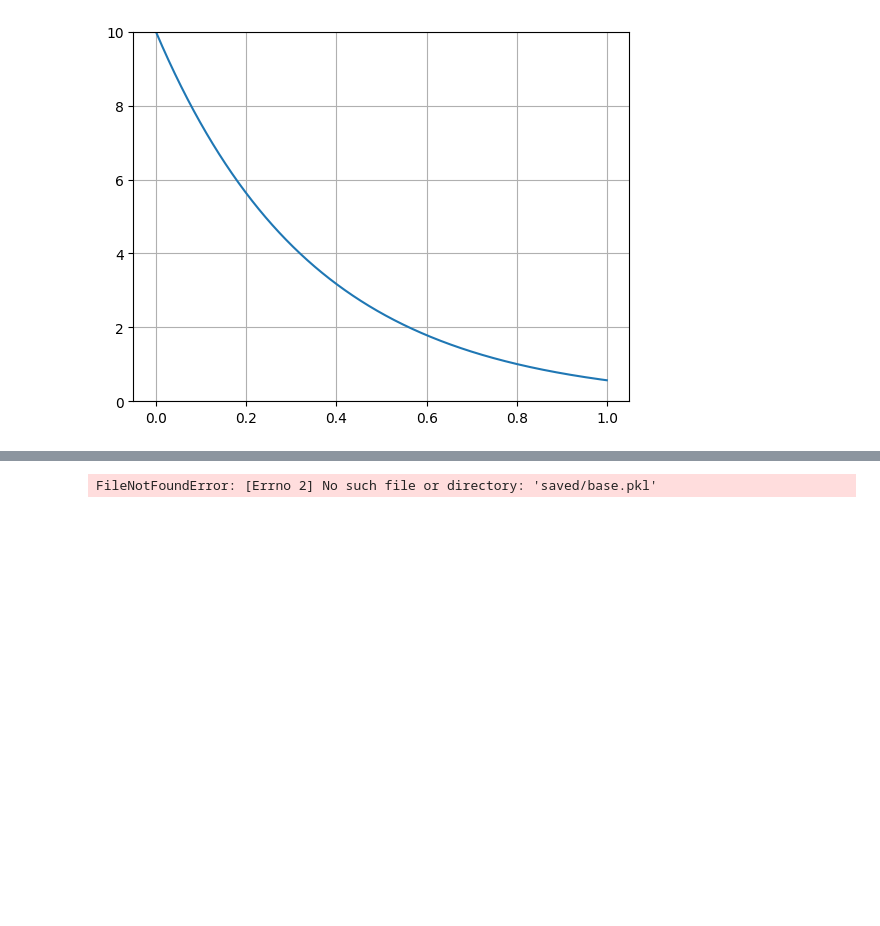
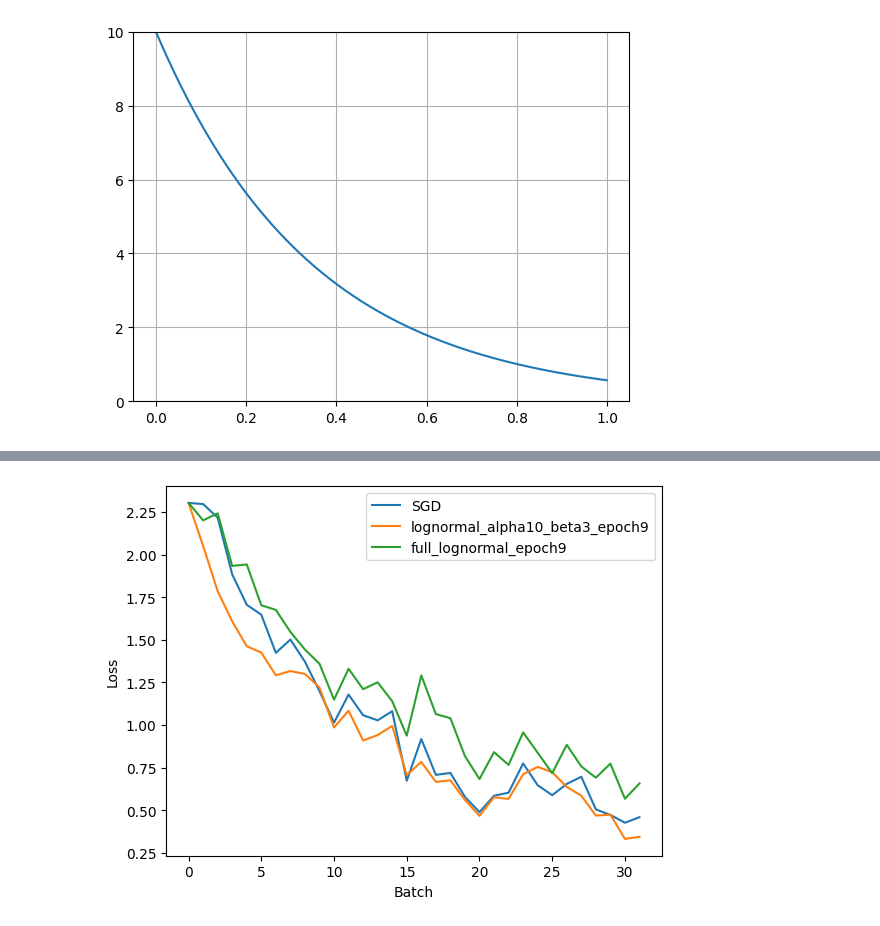
Before and after one commit to danyoungday/jaynes-alexnet, a Jupyter notebook: experiment.ipynb, the cells around one changed output, grey strips where cells are left out. Cells and saved outputs as stored; diff of their text form; code cells hidden in the pictures; blank space fills up the shorter version.

Commit message:
Added graphs and nicer readme

```diff
--- a/experiment.ipynb
+++ b/experiment.ipynb
@@ -249,7 +249,7 @@ def train_model(train_ds, valid_ds, test_ds, lognormal_params=None, epochs=10, b
     if lognormal_params:
         print("Optimizing with lognormal params")
         # Set up parameters by layer
-        to_lognormal = [0, 0, 0, 0, 0, 1, 1, 1]
+        to_lognormal = [1, 1, 1, 1, 1, 1, 1, 1]
         optim_params = [{'params': model.params[f"layer{l}"].parameters(),
                         'popts': lognormal_params[l]['popts'] if to_lognormal[l] else None,
                         'alpha': lognormal_params[l]['alpha'] if to_lognormal[l] else None,
@@ -361,14 +361,14 @@ alexnet_hyperparams = {"lr": 1e-2, "momentum": 0.9, "weight_decay": 0.0005, "bat
 alpha = 10
 beta = 3
 trials = [
-      # {"trial_name": f"lognormal_alpha{alpha}_beta{beta}",
-      # "alpha": alpha,
-      # "beta": beta,
-      # "epochs": 10},
-    {"trial_name": f"base?",
-     "alpha": None,
-     "beta": None,
+      {"trial_name": f"full_lognormal",
+      "alpha": alpha,
+      "beta": beta,
       "epochs": 10},
+#     {"trial_name": f"base?",
+#      "alpha": None,
+#      "beta": None,
+#       "epochs": 10},
 ]
 for trial in trials:
     run_trial(lognormal_params, alexnet_hyperparams, **trial)
@@ -391,19 +391,20 @@ test accuracy: 0.7869
 # %%
 def plot_results(base_name, trial_list):
     with open(f"saved/{base_name}.pkl", "rb") as f:
         losses = pickle.load(f)
+        losses = [losses[i] for i in range(len(losses)) if i % 100 == 0]
         plt.plot(range(len(losses)), losses, label="SGD")
 
     for trial in trial_list:
         with open(f"saved/{trial}.pkl", "rb") as f:
             lognormal_losses = pickle.load(f)
-            plt.plot(range(len(lognormal_losses)), lognormal_losses, label=f"lognormal")
-
+            lognormal_losses = [lognormal_losses[i] for i in range(len(lognormal_losses)) if i % 100 == 0]
+            plt.plot(range(len(lognormal_losses)), lognormal_losses, label=trial)
     plt.legend()
     plt.ylabel("Loss")
     plt.xlabel("Batch")
     plt.show()
 
-plot_results("base_epoch9", ["lognormal_alpha10_beta3_epoch9"])
+plot_results("base?_epoch9", ["lognormal_alpha10_beta3_epoch9", "full_lognormal_epoch9"])
 # %% [output]
-FileNotFoundError: [Errno 2] No such file or directory: 'saved/base.pkl'
+[figure, added]
```
Also changed, not shown: parts of 1 cell of this notebook, 1 other file.
